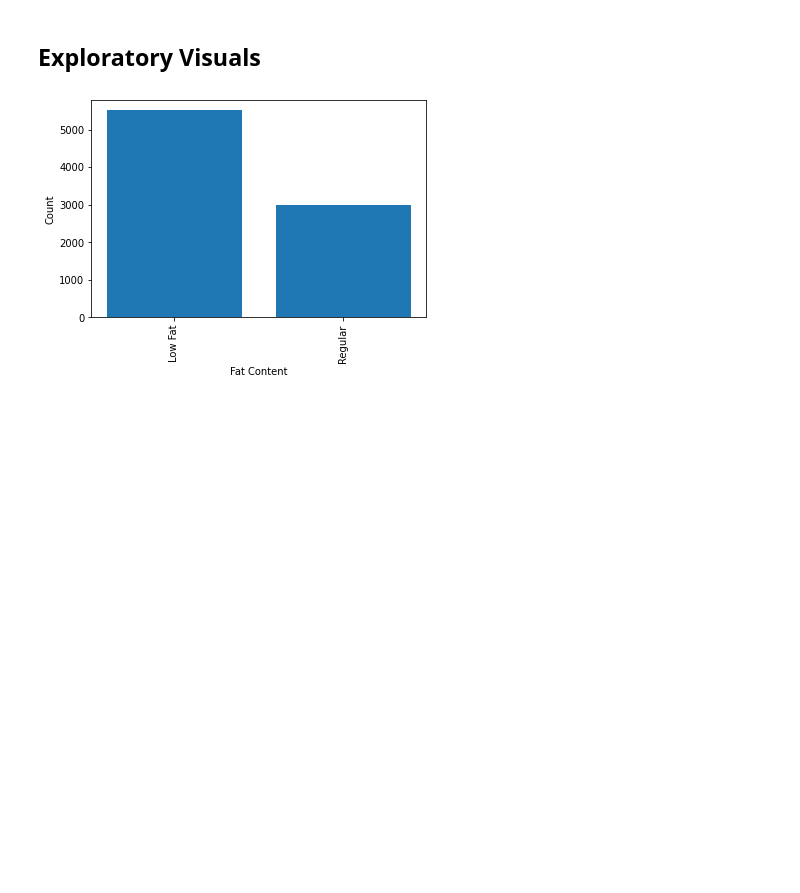
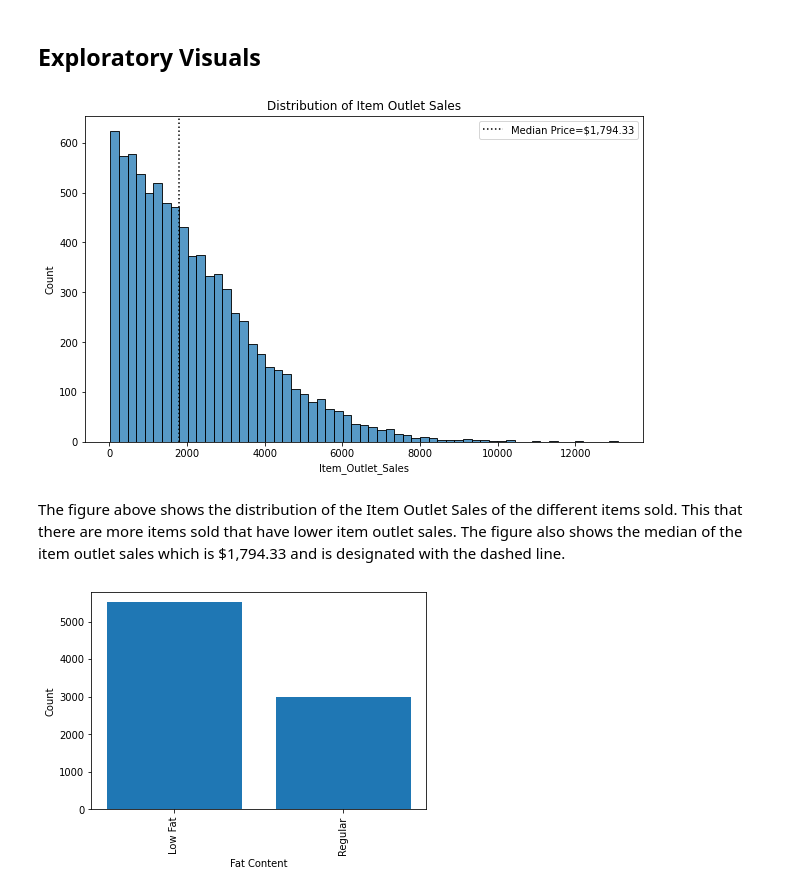
Before and after one commit to joeneb24/Project-1, a Jupyter notebook: SalesPredictions.ipynb, the cells around one changed output. Saved outputs shown, nothing was run; the diff lists cells and outputs as text; code cells hidden in the pictures; blank space fills up the shorter version.

```diff
--- a/SalesPredictions.ipynb
+++ b/SalesPredictions.ipynb
@@ -247,6 +247,21 @@ array(['Dairy', 'Soft Drinks', 'Meat', 'Fruits and Vegetables',
 import matplotlib.pyplot as plt
 import seaborn as sns
 import numpy as np
+# %%
+plt.figure(figsize=(10,6))
+
+ax = sns.histplot(data=df, x='Item_Outlet_Sales')
+
+ax.set(title='Distribution of Item Outlet Sales');
+
+median = df['Item_Outlet_Sales'].median()
+ax.axvline(median,color='k', ls=':',
+           label=f"Median Price=${median:,.2f}");
+ax.legend();
+# %% [output]
+[figure, added]
+# %% [markdown]
+The figure above shows the distribution of the Item Outlet Sales of the different items sold. This that there are more items sold that have lower item outlet sales. The figure also shows the median of the item outlet sales which is $1,794.33 and is designated with the dashed line.
 # %%
 lowFat_filter = df['Item_Fat_Content'] == 'Low Fat'
 regularFat_filter = df['Item_Fat_Content'] == 'Regular'
```
